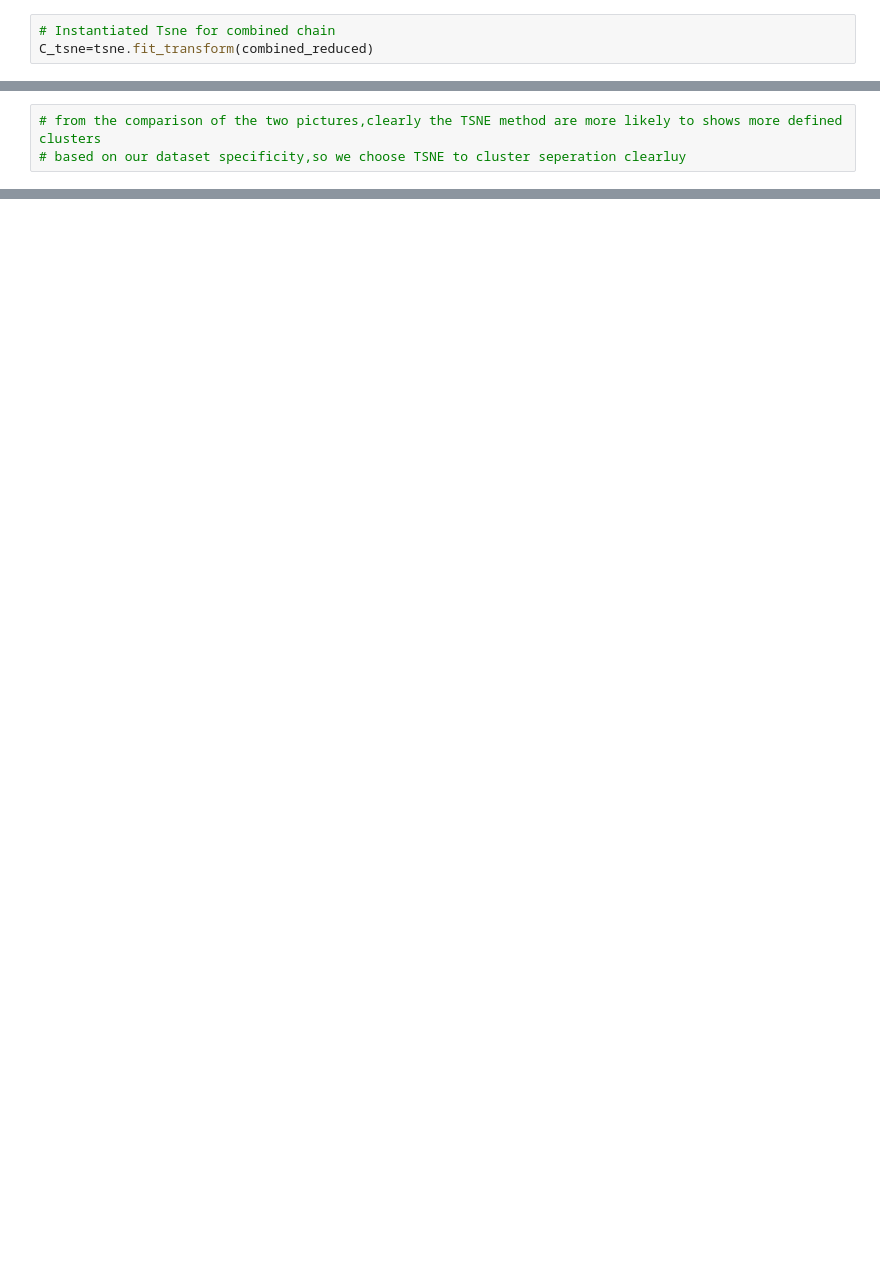
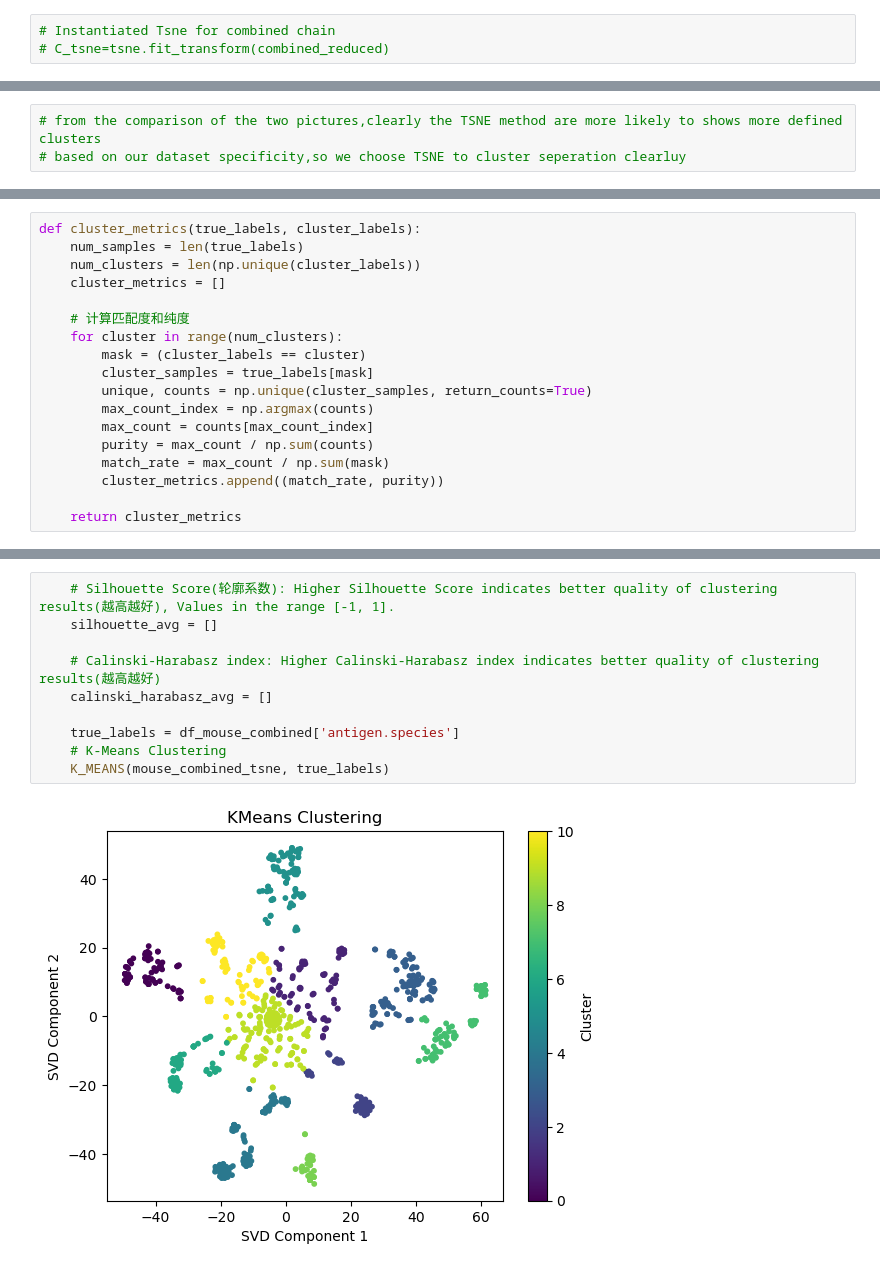
Before and after one commit to UoB-DSMP-2023-24/dsmp-2024-group-7, a Jupyter notebook: Mini Project.ipynb, the cells around one changed output, grey strips where cells are left out. Saved outputs shown, nothing was run; the diff lists cells and outputs as text; blank space fills up the shorter version.

```diff
--- a/Mini Project.ipynb
+++ b/Mini Project.ipynb
@@ -806,5 +715,5 @@ Graph is not fully connected, spectral embedding may not work as expected.
 # %%
 # Instantiated Tsne for combined chain
-C_tsne=tsne.fit_transform(combined_reduced)
+# C_tsne=tsne.fit_transform(combined_reduced)
 # %%
 # Instantiated Umap for combined chain
@@ -960,0 +901,18 @@ plot_graph(mouse_combined,df_mouse_combined,'mouse_combined')
+# %%
+def cluster_metrics(true_labels, cluster_labels):
+    num_samples = len(true_labels)
+    num_clusters = len(np.unique(cluster_labels))
+    cluster_metrics = []
+
+    # 计算匹配度和纯度
+    for cluster in range(num_clusters):
+        mask = (cluster_labels == cluster)
+        cluster_samples = true_labels[mask]
+        unique, counts = np.unique(cluster_samples, return_counts=True)
+        max_count_index = np.argmax(counts)
+        max_count = counts[max_count_index]
+        purity = max_count / np.sum(counts)
+        match_rate = max_count / np.sum(mask)
+        cluster_metrics.append((match_rate, purity))
+
+    return cluster_metrics
@@ -960,0 +991,12 @@ plot_graph(mouse_combined,df_mouse_combined,'mouse_combined')
+# %%
+    # Silhouette Score(轮廓系数): Higher Silhouette Score indicates better quality of clustering results(越高越好), Values in the range [-1, 1].
+    silhouette_avg = []
+
+    # Calinski-Harabasz index: Higher Calinski-Harabasz index indicates better quality of clustering results(越高越好)
+    calinski_harabasz_avg = []
+
+    true_labels = df_mouse_combined['antigen.species']
+    # K-Means Clustering
+    K_MEANS(mouse_combined_tsne, true_labels)
+# %% [output]
+[figure, added]
```
Also changed, not shown: parts of 87 cells of this notebook.
